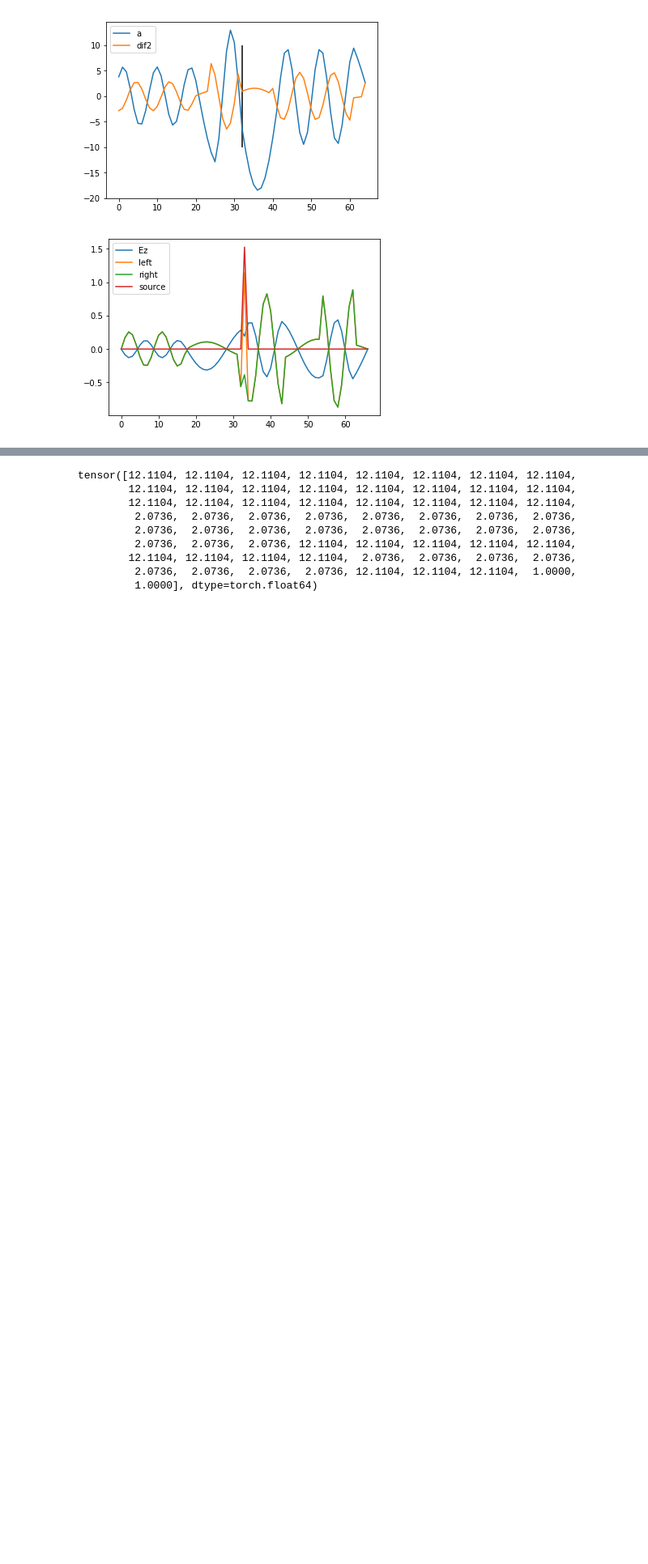
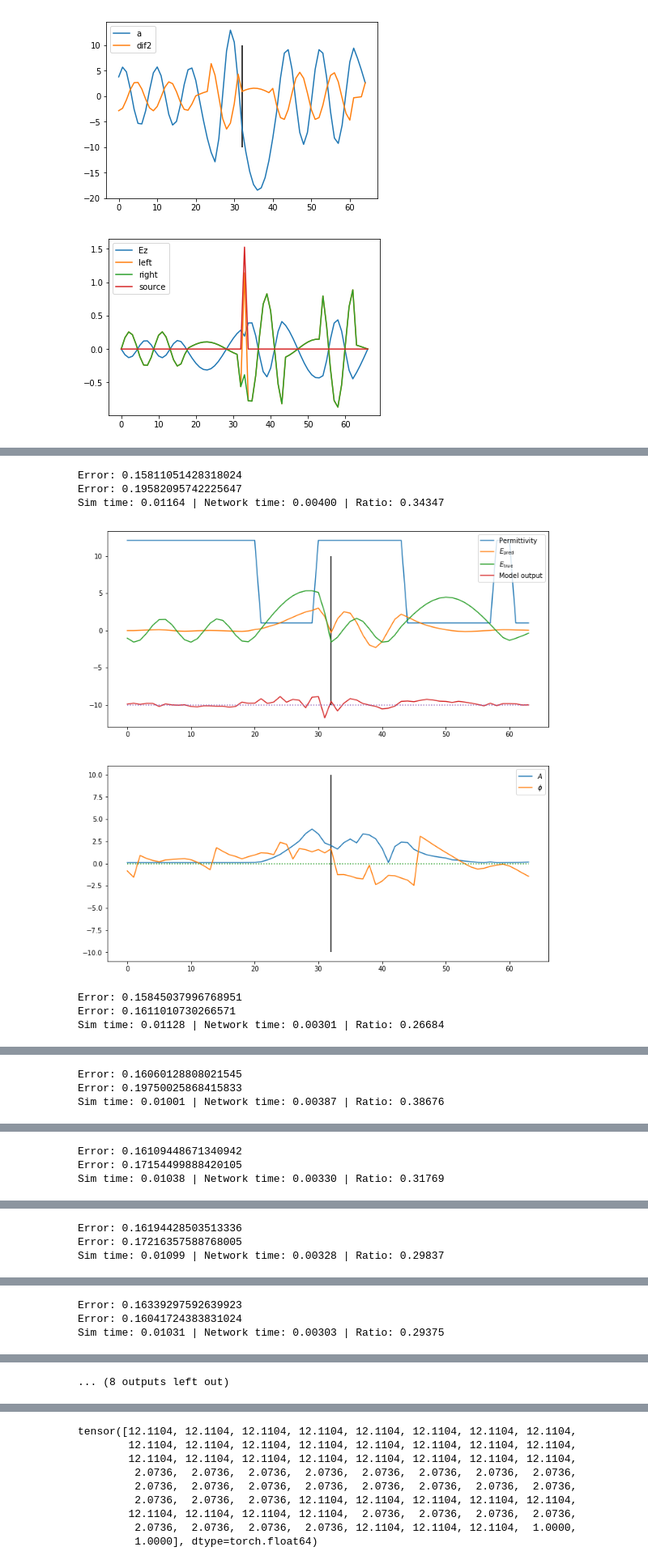
Before and after one commit to bencbartlett/neural-maxwell, a Jupyter notebook: CS229_Final_Project.ipynb, the cells around one changed output, grey strips where cells are left out. Shown: that part at 81% size. Saved outputs shown, nothing was run; the diff lists cells and outputs as text; code cells hidden in the pictures; blank space fills up the shorter version.

```diff
--- a/CS229_Final_Project.ipynb
+++ b/CS229_Final_Project.ipynb
@@ -517,0 +506,9 @@ plt.show()
+# %%
+all_perms = []
+for i in pbar(range(10000)):
+    perms = perm_random_number_alternating_layers()
+    epsilons = torch.tensor([perms], device=device).float()
+    outputs = model(epsilons)[0].detach().cpu().numpy()
+    err = np.linalg.norm(outputs)
+    all_perms.append((err, perms))
+all_perms.sort(key=lambda x:x[0])
@@ -517,0 +517,12 @@ plt.show()
+# %%
+for perms in all_perms[0:10]:
+    print(f"Error: {perms[0]}")
+    plot_model_outputs(perms[1])
+# %% [output]
+Error: 0.15811051428318024
+Error: 0.19582095742225647
+Sim time: 0.01164 | Network time: 0.00400 | Ratio: 0.34347
+[figure, added]
+Error: 0.15845037996768951
+Error: 0.1611010730266571
+Sim time: 0.01128 | Network time: 0.00301 | Ratio: 0.26684
@@ -517,0 +530,3 @@ plt.show()
+Error: 0.16060128808021545
+Error: 0.19750025868415833
+Sim time: 0.01001 | Network time: 0.00387 | Ratio: 0.38676
@@ -517,0 +534,3 @@ plt.show()
+Error: 0.16109448671340942
+Error: 0.17154499888420105
+Sim time: 0.01038 | Network time: 0.00330 | Ratio: 0.31769
@@ -517,0 +538,3 @@ plt.show()
+Error: 0.16194428503513336
+Error: 0.17216357588768005
+Sim time: 0.01099 | Network time: 0.00328 | Ratio: 0.29837
@@ -517,0 +542,3 @@ plt.show()
+Error: 0.16339297592639923
+Error: 0.16041724383831024
+Sim time: 0.01031 | Network time: 0.00303 | Ratio: 0.29375
@@ -518 +546,2 @@ plt.show()
+... (8 outputs left out)
 # %%
```
Also changed, not shown: parts of 12 cells of this notebook, 7 other files.
